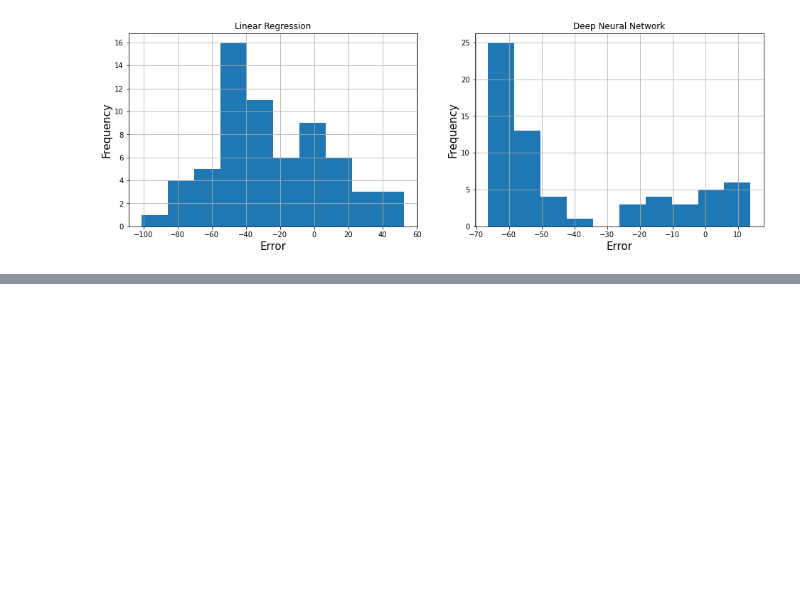
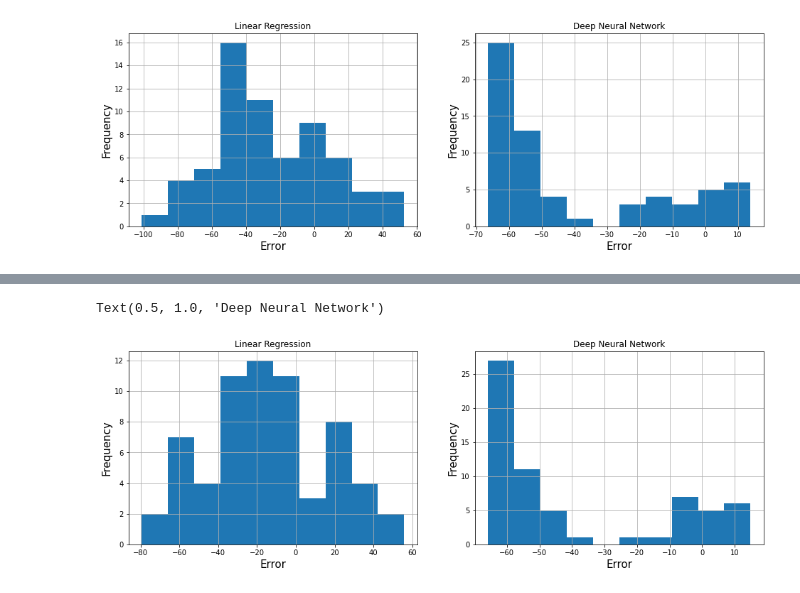
Before and after one commit to snowex-hackweek/cam-learning, a Jupyter notebook: notebooks/regression_snowdepth_camera.ipynb, the cells around one changed output, grey strips where cells are left out. Cells and saved outputs as stored; diff of their text form; code cells hidden in the pictures; blank space fills up the shorter version.

```diff
--- a/notebooks/regression_snowdepth_camera.ipynb
+++ b/notebooks/regression_snowdepth_camera.ipynb
@@ -616,0 +691,21 @@ Text(0.5, 1.0, 'Deep Neural Network')
+# %%
+## Linear Regression
+
+yhat_linReg = linear_regression.predict(test_x)
+inv_yhat_linReg = np.concatenate((test_x, yhat_linReg), axis=1)
+inv_yhat_linReg = scaler.inverse_transform(inv_yhat_linReg)
+inv_yhat_linReg = inv_yhat_linReg[:,-1]
+
+## DNN
+yhat_dnn = network.predict(test_x)
+inv_yhat_dnn = np.concatenate((test_x, yhat_dnn), axis=1)
+inv_yhat_dnn = scaler.inverse_transform(inv_yhat_dnn)
+inv_yhat_dnn = inv_yhat_dnn[:,-1]
+
+## True Snow Depth (Test Set)
+inv_y = test_y
+
+
+## Put Observed and Predicted (Linear Regression and DNN) in a Dataframe
+prediction_df = pd.DataFrame({"Observed": inv_y,
+                    "LR":inv_yhat_linReg, "DNN":inv_yhat_dnn})
@@ -616,0 +733,20 @@ Text(0.5, 1.0, 'Deep Neural Network')
+# %%
+LR_error = prediction_df['Observed'] - prediction_df['LR']
+DNN_error = prediction_df['Observed'] - prediction_df['DNN']
+
+fa = plt.figure(figsize=(16,5))
+
+plt.subplot(1,2,1)
+LR_error.hist()
+plt.xlabel('Error', fontsize=15)
+plt.ylabel('Frequency', fontsize=15)
+plt.title("Linear Regression")
+
+plt.subplot(1,2,2)
+DNN_error.hist()
+plt.xlabel('Error', fontsize=15)
+plt.ylabel('Frequency', fontsize=15)
+plt.title("Deep Neural Network")
+# %% [output]
+Text(0.5, 1.0, 'Deep Neural Network')
+[figure, added]
```
Also changed, not shown: parts of 12 cells of this notebook.
